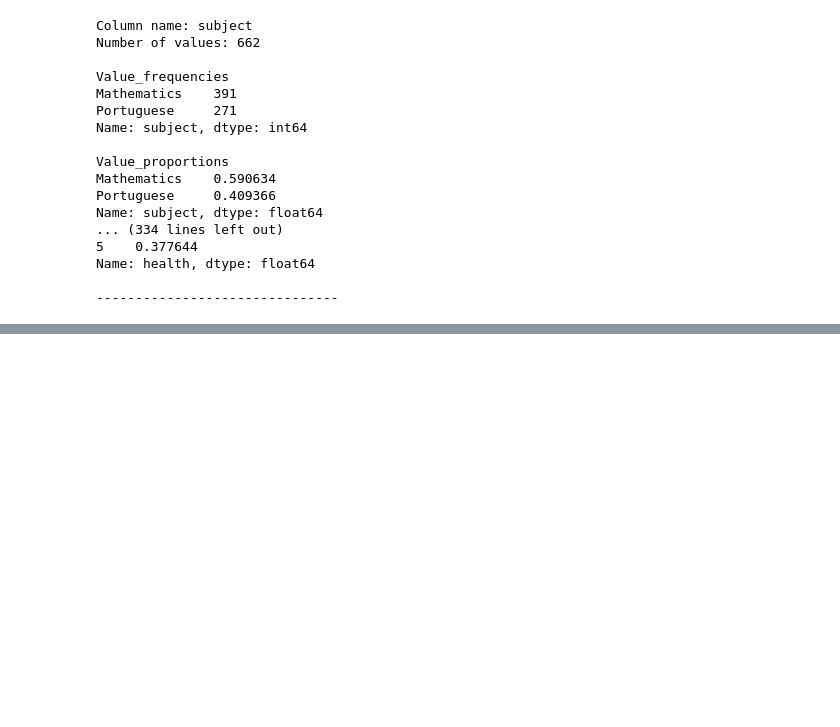
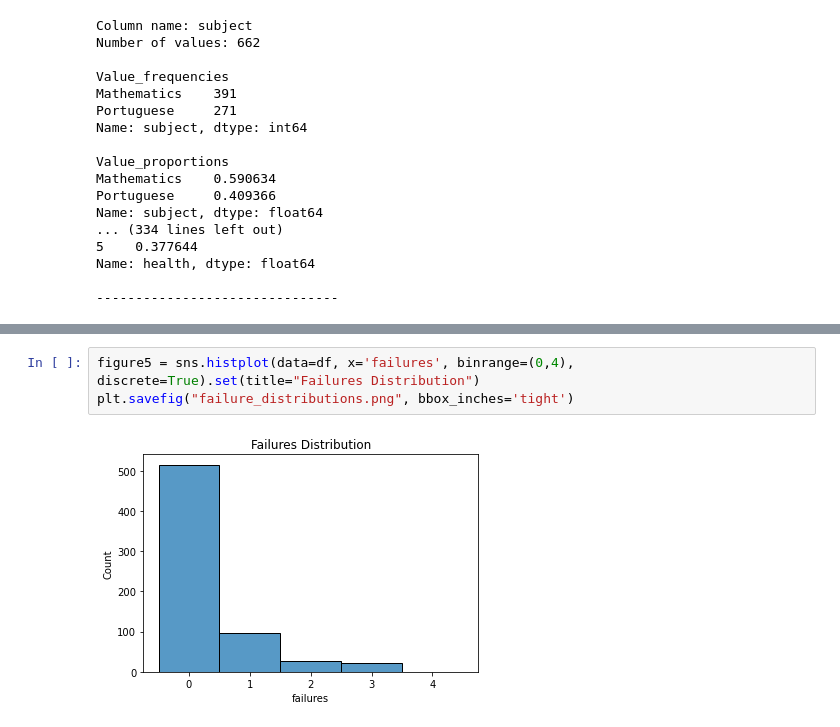
Before and after one commit to nromano2/TP1_NVR_TMM, a Jupyter notebook: TP1_NVR_TMM.ipynb, the cells around one changed output, grey strips where cells are left out. Drawn from its saved outputs; the diff is of its cells as text; blank space fills up the shorter version.

```diff
--- a/TP1_NVR_TMM.ipynb
+++ b/TP1_NVR_TMM.ipynb
@@ -371,0 +396,5 @@ Name: health, dtype: float64
+# %%
+figure5 = sns.histplot(data=df, x='failures', binrange=(0,4), discrete=True).set(title="Failures Distribution")
+plt.savefig("failure_distributions.png", bbox_inches='tight')
+# %% [output]
+[figure, added]
```
Also changed, not shown: parts of 46 cells of this notebook.
